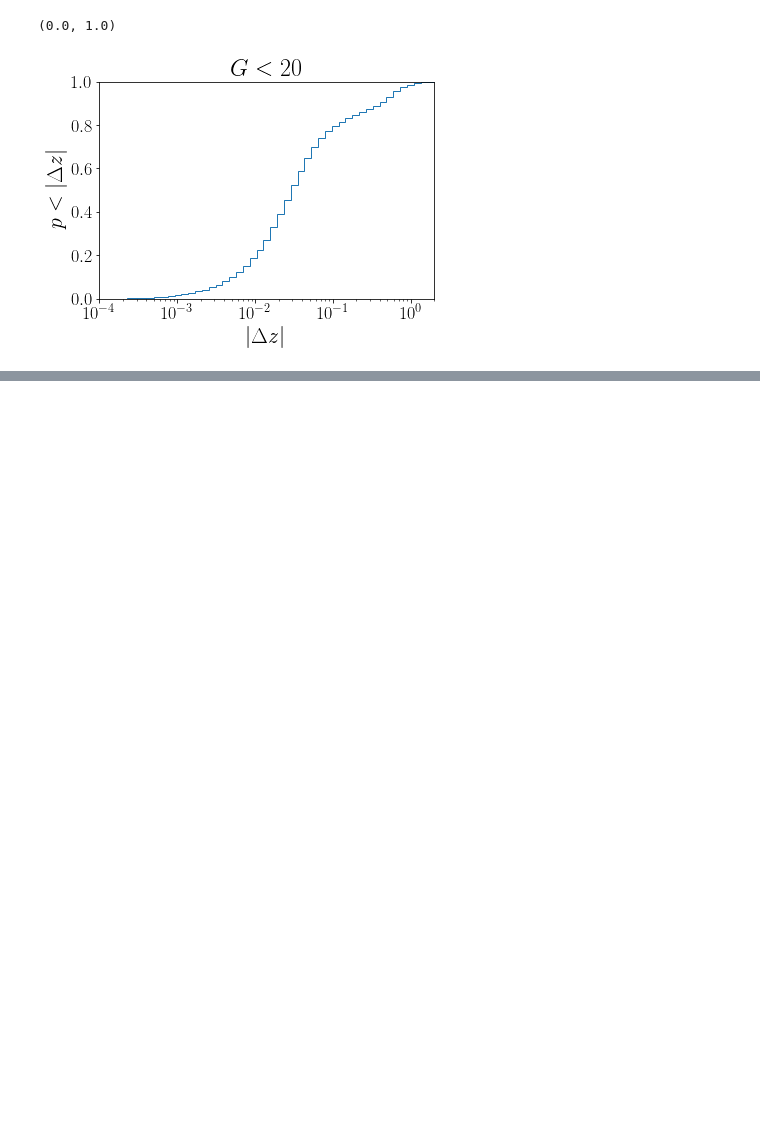
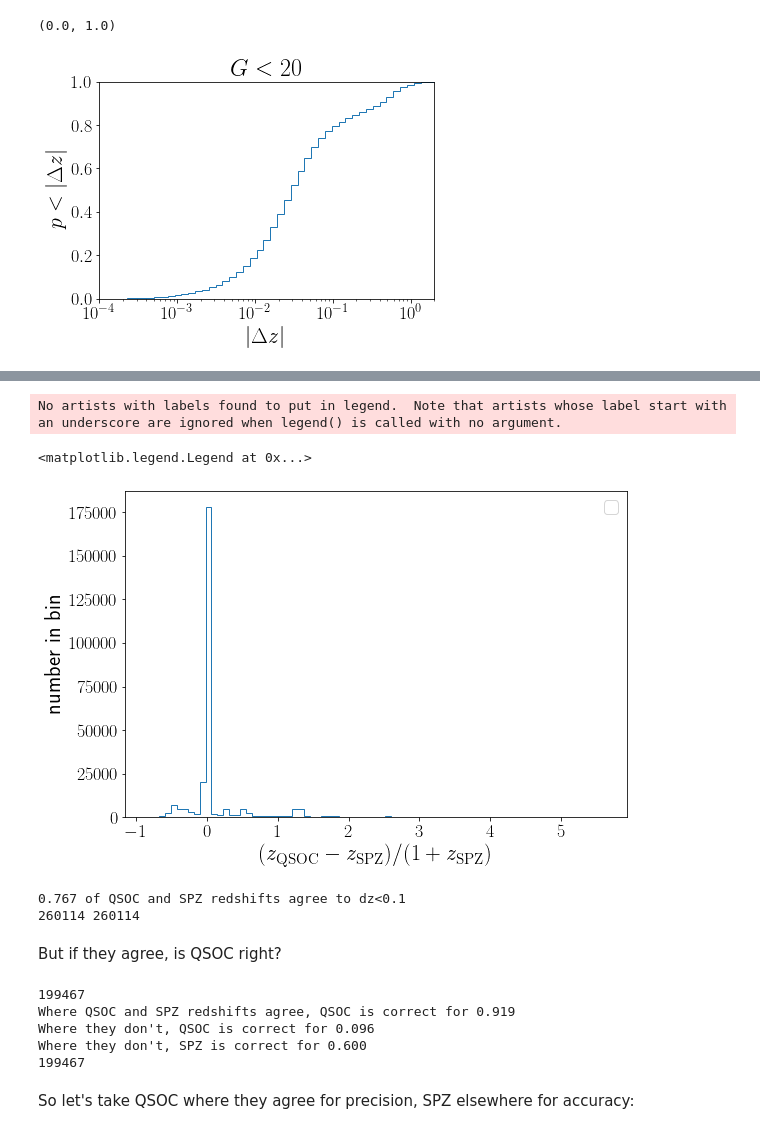
Before and after one commit to kstoreyf/gaia-quasars-lss, a Jupyter notebook: notebooks/2022-07-12_specphotoz_knn.ipynb, the cells around one changed output, grey strips where cells are left out. Drawn from its saved outputs; the diff is of its cells as text; code cells hidden in the pictures; blank space fills up the shorter version.

```diff
--- a/notebooks/2022-07-12_specphotoz_knn.ipynb
+++ b/notebooks/2022-07-12_specphotoz_knn.ipynb
@@ -198,0 +305,48 @@ plt.ylim(0,1)
+# %%
+dz_qsoc_spz = (z_qsoc-z_spz)/(1+z_spz)
+
+plt.figure(figsize=(9,6))
+near_zero_bins = np.linspace(-0.1, 0.1, 80)
+plt.hist(dz_qsoc_spz, bins=dz_bins, histtype='step')
+plt.xlabel(r'$(z_\mathrm{QSOC} - z_\mathrm{SPZ})/(1 + z_\mathrm{SPZ})$')
+plt.ylabel('number in bin')
+plt.legend()
+#plt.yscale('log')
+# %% [output]
+No artists with labels found to put in legend.  Note that artists whose label start with an underscore are ignored when legend() is called with no argument.
+<matplotlib.legend.Legend at 0x...>
+[figure, added]
+# %%
+dz_thresh = 0.1
+i_qsoc_spz_agree = np.abs(dz_qsoc_spz) < dz_thresh
+n_agree = np.sum(i_qsoc_spz_agree)
+f_agree = n_agree / len(dz_qsoc_spz)
+print(f"{f_agree:.3f} of QSOC and SPZ redshifts agree to dz<0.1")
+print(len(i_qsoc_spz_agree), len(dz_qsoc_spz))
+# %% [output]
+0.767 of QSOC and SPZ redshifts agree to dz<0.1
+260114 260114
+# %% [markdown]
+But if they agree, is QSOC right?
+# %%
+print(len(dz_qsoc[i_qsoc_spz_agree]))
+i_qsocright_qsocspzagree = np.abs(dz_qsoc[i_qsoc_spz_agree]) < dz_thresh
+print(f"Where QSOC and SPZ redshifts agree, QSOC is correct for {np.sum(i_qsocright_qsocspzagree)/len(dz_qsoc[i_qsoc_spz_agree]):.3f}")
+
+i_qsocright_qsocspzdisagree = np.abs(dz_qsoc[~i_qsoc_spz_agree]) < dz_thresh
+print(f"Where they don't, QSOC is correct for {np.sum(i_qsocright_qsocspzdisagree)/len(dz_qsoc[~i_qsoc_spz_agree]):.3f}")
+
+
+i_spzright_qsocspzdisagree = np.abs(dz_spz[~i_qsoc_spz_agree]) < dz_thresh
+print(f"Where they don't, SPZ is correct for {np.sum(i_spzright_qsocspzdisagree)/len(dz_spz[~i_qsoc_spz_agree]):.3f}")
+
+
+print(len(dz_qsoc[i_qsoc_spz_agree]))
+# %% [output]
+199467
+Where QSOC and SPZ redshifts agree, QSOC is correct for 0.919
+Where they don't, QSOC is correct for 0.096
+Where they don't, SPZ is correct for 0.600
+199467
+# %% [markdown]
+So let's take QSOC where they agree for precision, SPZ elsewhere for accuracy:
```
Also changed, not shown: parts of 26 cells of this notebook, 5 other files.
